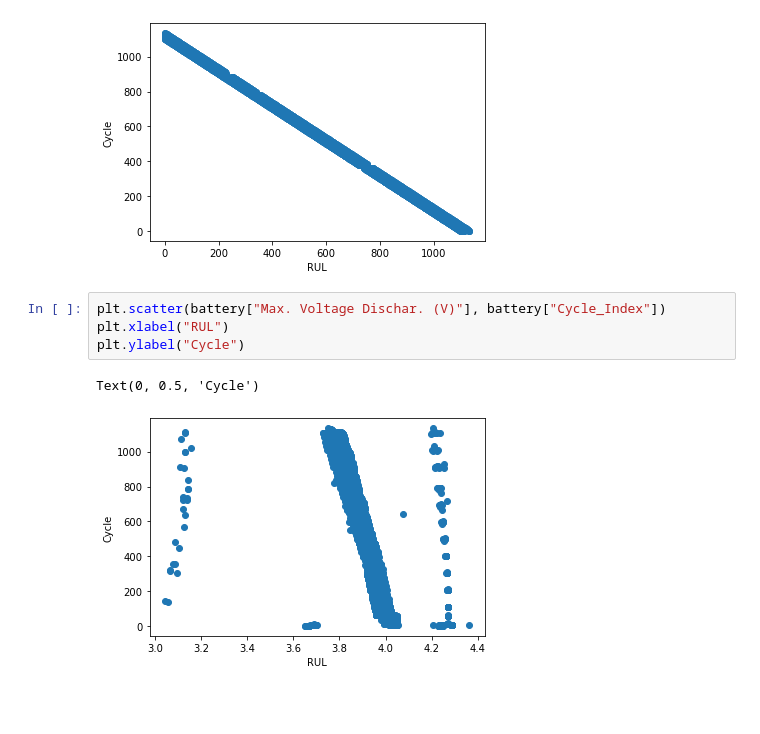
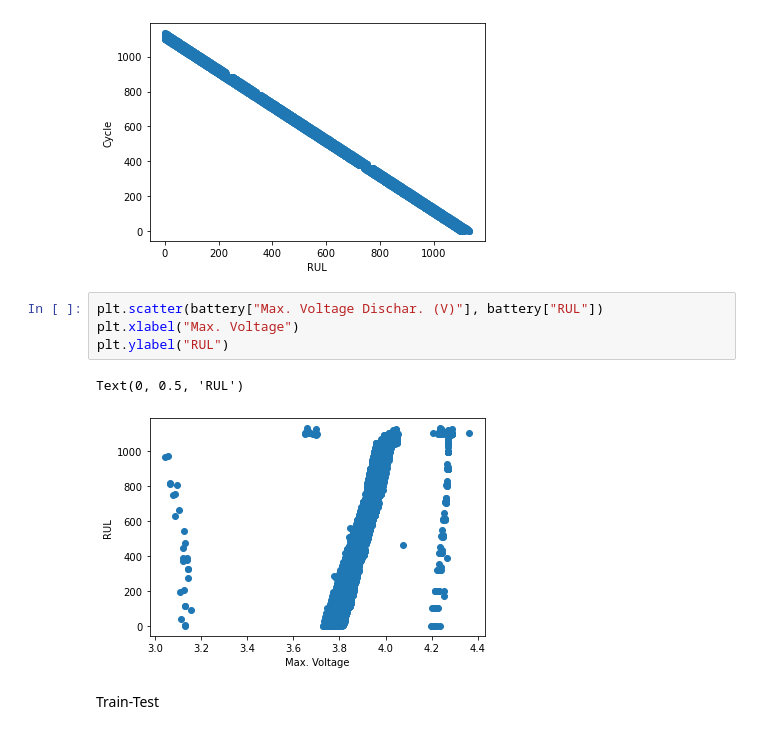
Before and after one commit to kathrinthenhausen/EnergySystems, a Jupyter notebook: week2/RegressionAndFE.ipynb, the cells around one changed output. Cells and saved outputs as stored; diff of their text form; blank space fills up the shorter version.

```diff
--- a/week2/RegressionAndFE.ipynb
+++ b/week2/RegressionAndFE.ipynb
@@ -72,9 +72,11 @@ plt.ylabel("Cycle")
 Text(0, 0.5, 'Cycle')
 [figure]
 # %%
-plt.scatter(battery["Max. Voltage Dischar. (V)"], battery["Cycle_Index"])
-plt.xlabel("RUL")
-plt.ylabel("Cycle")
+plt.scatter(battery["Max. Voltage Dischar. (V)"], battery["RUL"])
+plt.xlabel("Max. Voltage")
+plt.ylabel("RUL")
 # %% [output]
-Text(0, 0.5, 'Cycle')
+Text(0, 0.5, 'RUL')
-[figure, old version]
+[figure, new version]
+# %% [markdown]
+Train-Test
```
Also changed, not shown: parts of 7 cells of this notebook.
